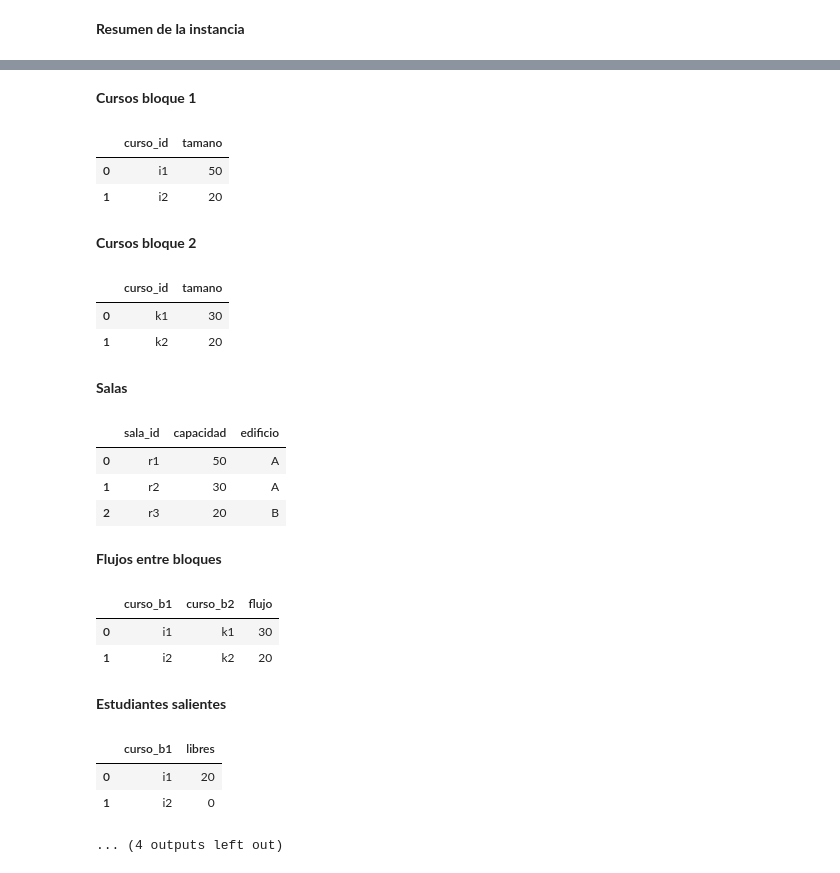
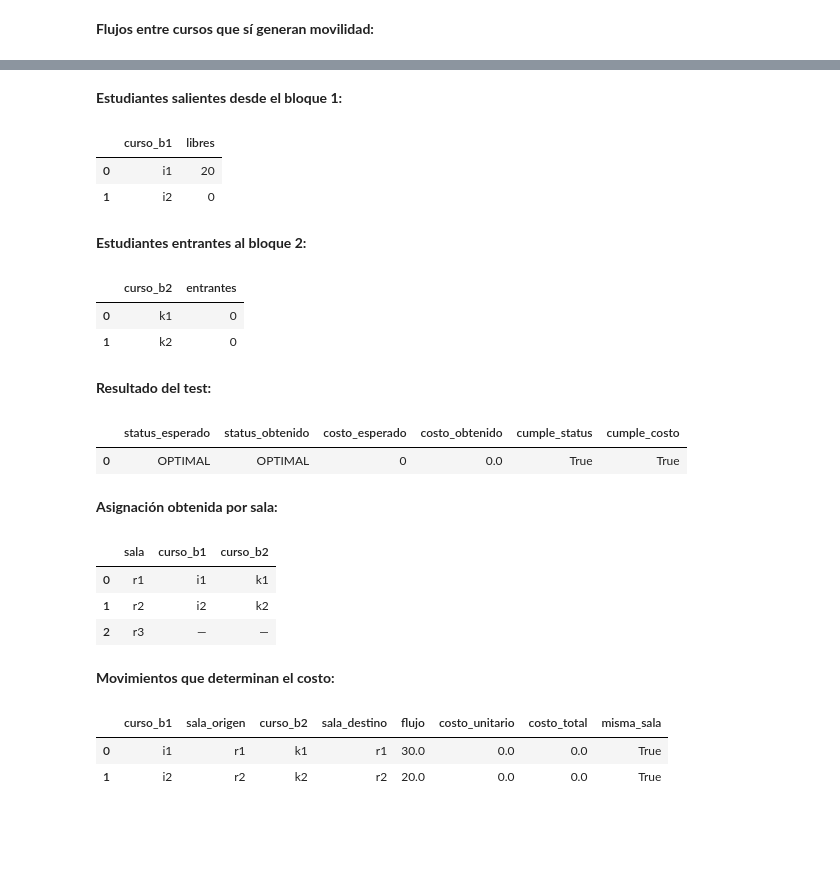
Before and after one commit to Yuncvc/Laboratorio-modelacion-II, a Jupyter notebook: notebooks/exploracion_modelo_4.ipynb, the cells around one changed output, grey strips where cells are left out. Saved outputs shown, nothing was run; the diff lists cells and outputs as text; code cells hidden in the pictures; blank space fills up the shorter version.

```diff
--- a/notebooks/exploracion_modelo_4.ipynb
+++ b/notebooks/exploracion_modelo_4.ipynb
@@ -173,0 +153,8 @@ def resolver_y_mostrar_test(nombre_test):
+# %%
+carpetas_tests = sorted([
+    carpeta for carpeta in DATA_MODELO_4.iterdir()
+    if carpeta.is_dir()
+])
+
+for carpeta in carpetas_tests:
+    print(carpeta.name)
@@ -173,0 +176,16 @@ def resolver_y_mostrar_test(nombre_test):
+# %%
+resumen_tests = []
+
+for carpeta in carpetas_tests:
+    with open(carpeta / "metadata.json", "r", encoding="utf-8") as archivo:
+        metadata = json.load(archivo)
+
+    resumen_tests.append({
+        "test": carpeta.name,
+        "proposito": metadata.get("proposito"),
+        "status_esperado": metadata.get("status_esperado"),
+        "costo_esperado": metadata.get("costo_esperado")
+    })
+
+tabla_resumen_tests = pd.DataFrame(resumen_tests)
+tabla_resumen_tests
@@ -401,4 +576,12 @@ Resultado esperado: `OPTIMAL`, con costo óptimo `0`.
 # %%
-mostrar_datos_test("M4_T05_estudiantes_salientes")
+nombre_test = "M4_T05_estudiantes_salientes"
+
+mostrar_flujos(nombre_test)
+mostrar_libres_entrantes(nombre_test)
+
+resultado = resolver_y_resumir(nombre_test)
+
+mostrar_asignacion_compacta(resultado)
+mostrar_movimientos_compactos(resultado)
 # %% [output]
-**Resumen de la instancia**
+**Flujos entre cursos que sí generan movilidad:**
@@ -407,22 +591,20 @@ mostrar_datos_test("M4_T05_estudiantes_salientes")
-**Cursos bloque 1**
+**Estudiantes salientes desde el bloque 1:**
-|  | curso_id | tamano |
-| 0 | i1 | 50 |
-| 1 | i2 | 20 |
+|  | curso_b1 | libres |
+| 0 | i1 | 20 |
+| 1 | i2 | 0 |
-**Cursos bloque 2**
+**Estudiantes entrantes al bloque 2:**
-|  | curso_id | tamano |
-| 0 | k1 | 30 |
-| 1 | k2 | 20 |
+|  | curso_b2 | entrantes |
+| 0 | k1 | 0 |
+| 1 | k2 | 0 |
-**Salas**
+**Resultado del test:**
-|  | sala_id | capacidad | edificio |
-| 0 | r1 | 50 | A |
-| 1 | r2 | 30 | A |
-| 2 | r3 | 20 | B |
+|  | status_esperado | status_obtenido | costo_esperado | costo_obtenido | cumple_status | cumple_costo |
+| 0 | OPTIMAL | OPTIMAL | 0 | 0.0 | True | True |
-**Flujos entre bloques**
+**Asignación obtenida por sala:**
-|  | curso_b1 | curso_b2 | flujo |
-| 0 | i1 | k1 | 30 |
-| 1 | i2 | k2 | 20 |
+|  | sala | curso_b1 | curso_b2 |
+| 0 | r1 | i1 | k1 |
+| 1 | r2 | i2 | k2 |
+| 2 | r3 | — | — |
-**Estudiantes salientes**
+**Movimientos que determinan el costo:**
-|  | curso_b1 | libres |
-| 0 | i1 | 20 |
-| 1 | i2 | 0 |
+|  | curso_b1 | sala_origen | curso_b2 | sala_destino | flujo | costo_unitario | costo_total | misma_sala |
+| 0 | i1 | r1 | k1 | r1 | 30.0 | 0.0 | 0.0 | True |
+| 1 | i2 | r2 | k2 | r2 | 20.0 | 0.0 | 0.0 | True |
-... (4 outputs left out)
```
Also changed, not shown: parts of 50 cells of this notebook, 37 other files.
